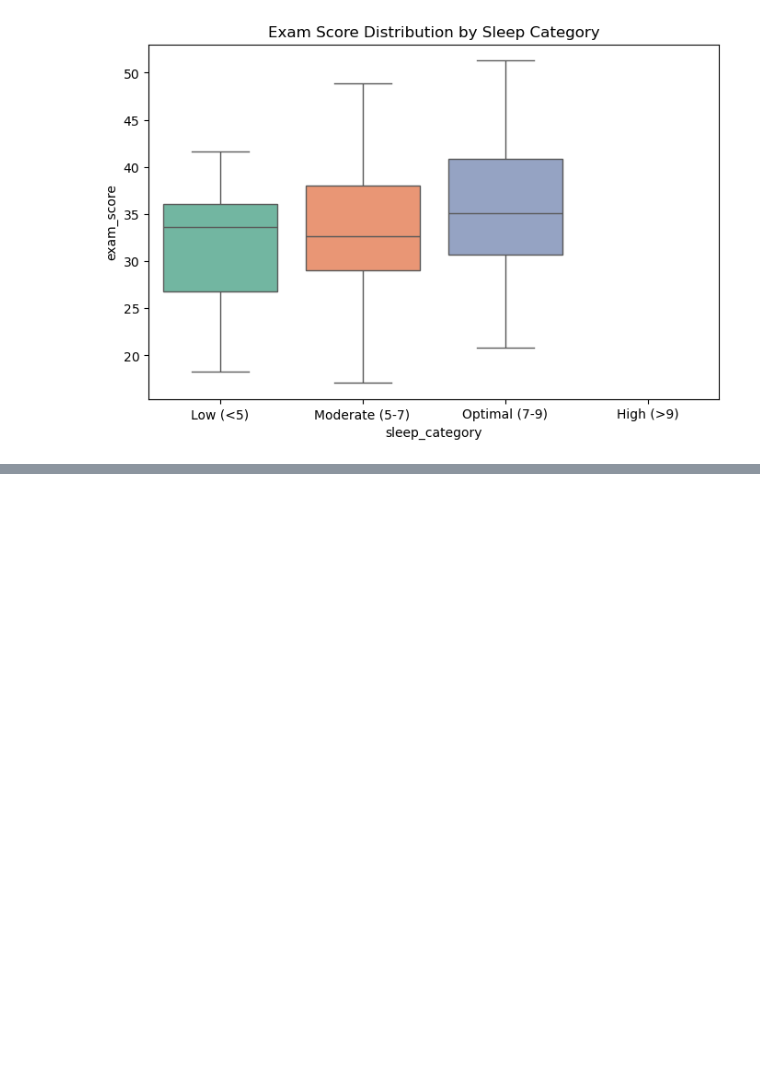
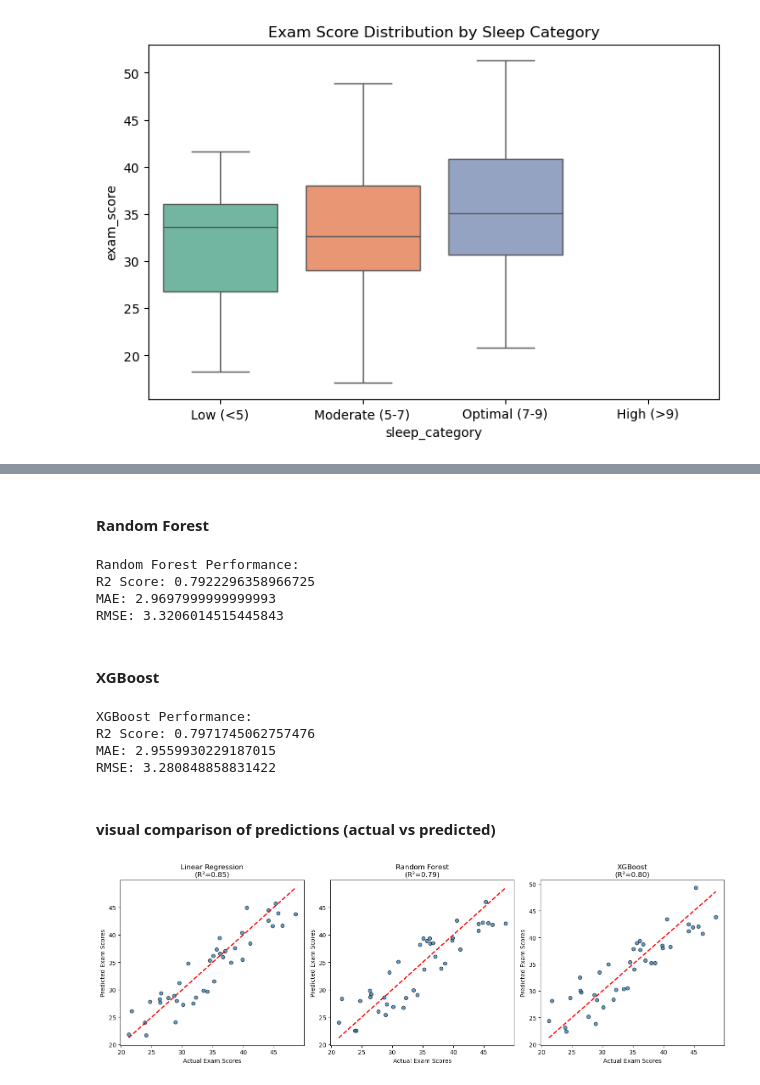
Before and after one commit to kiptochmike/Student-score-analysis, a Jupyter notebook: students.ipynb, the cells around one changed output, grey strips where cells are left out. Saved outputs shown, nothing was run; the diff lists cells and outputs as text; code cells hidden in the pictures; blank space fills up the shorter version.

Commit message:
Modelling

```diff
--- a/students.ipynb
+++ b/students.ipynb
@@ -160,0 +196,65 @@ plt.show()
+# %% [markdown]
+#### Random Forest
+# %%
+rf = RandomForestRegressor(random_state=42)
+rf.fit(X_train, y_train)
+y_pred_rf = rf.predict(X_test)
+
+print("\nRandom Forest Performance:")
+print("R2 Score:", r2_score(y_test, y_pred_rf))
+print("MAE:", mean_absolute_error(y_test, y_pred_rf))
+print("RMSE:", np.sqrt(mean_squared_error(y_test, y_pred_rf)))
+# %% [output]
+Random Forest Performance:
+R2 Score: 0.7922296358966725
+MAE: 2.9697999999999993
+RMSE: 3.3206014515445843
+# %% [markdown]
+#### XGBoost
+# %%
+from xgboost import XGBRegressor
+from sklearn.metrics import mean_absolute_error, mean_squared_error, r2_score
+
+# Train XGBoost Regressor
+xgb = XGBRegressor(n_estimators=100, learning_rate=0.1, max_depth=3, random_state=42)
+xgb.fit(X_train, y_train)
+
+# Predictions
+y_pred_xgb = xgb.predict(X_test)
+
+# Performance metrics
+print("XGBoost Performance:")
+print("R2 Score:", r2_score(y_test, y_pred_xgb))
+print("MAE:", mean_absolute_error(y_test, y_pred_xgb))
+print("RMSE:", np.sqrt(mean_squared_error(y_test, y_pred_xgb)))
+# %% [output]
+XGBoost Performance:
+R2 Score: 0.7971745062757476
+MAE: 2.9559930229187015
+RMSE: 3.280848858831422
+# %% [markdown]
+#### visual comparison of predictions (actual vs predicted)
+# %%
+
+
+# Collect predictions
+preds = {
+    "Linear Regression": y_pred_lr,
+    "Random Forest": y_pred_rf,
+    "XGBoost": y_pred_xgb
+}
+
+plt.figure(figsize=(15,5))
+
+for i, (model_name, y_pred) in enumerate(preds.items(), 1):
+    plt.subplot(1, 3, i)
+    plt.scatter(y_test, y_pred, alpha=0.7, edgecolor='k')
+    plt.plot([y_test.min(), y_test.max()], [y_test.min(), y_test.max()], 'r--', lw=2)  # ideal line
+    plt.xlabel("Actual Exam Scores")
+    plt.ylabel("Predicted Exam Scores")
+    plt.title(f"{model_name}\n(R²={r2_score(y_test, y_pred):.2f})")
+
+plt.tight_layout()
+plt.show()
+# %% [output]
+[figure, added]
```
Also changed, not shown: parts of 8 cells of this notebook.
